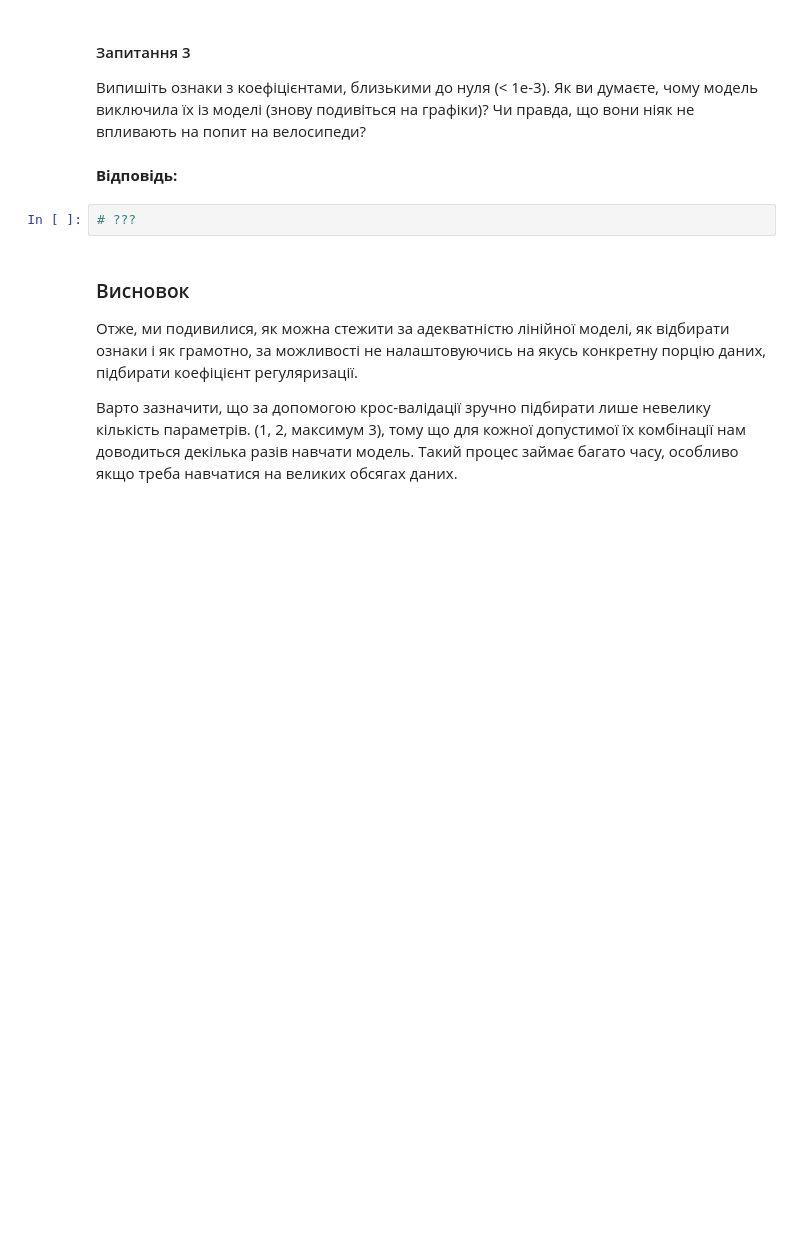
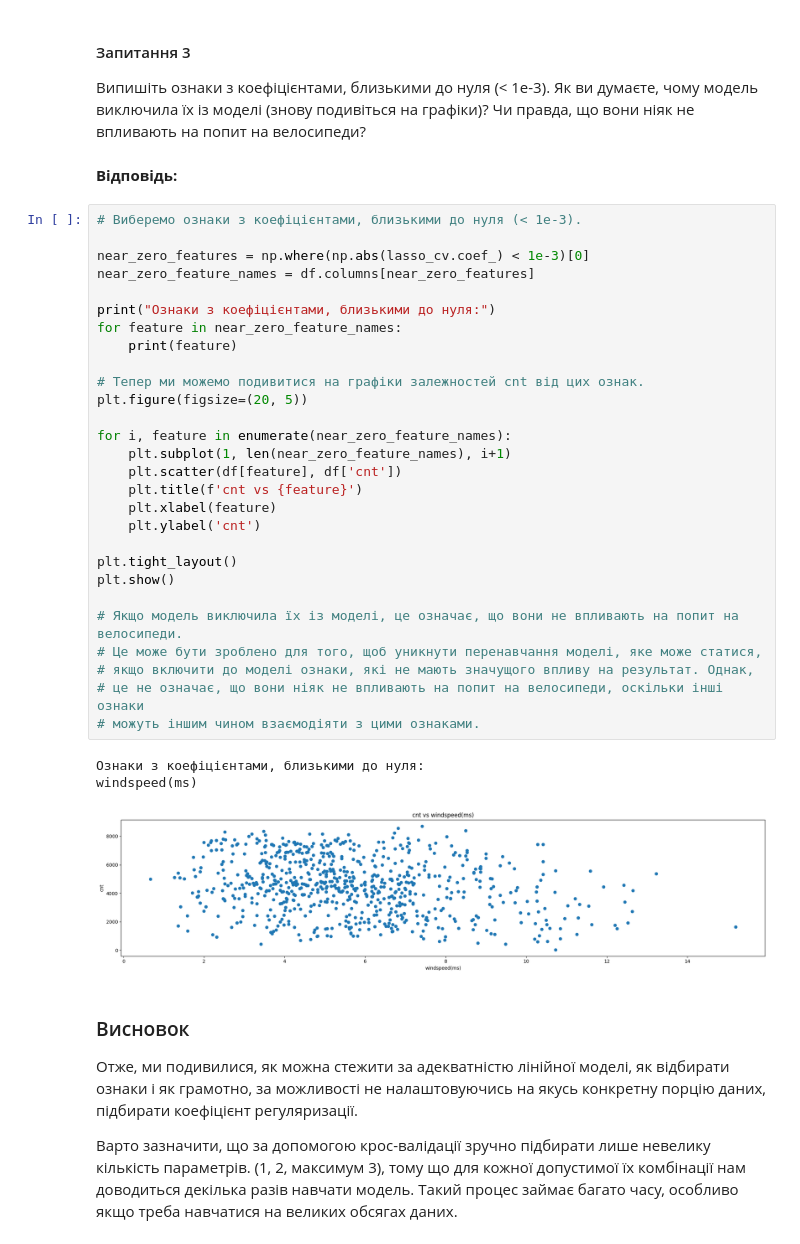
Before and after one commit to VolodymyrRiz/HWDS-Rizun, a Jupyter notebook: Hw4.ipynb, the cells around one changed output. Cells and saved outputs as stored; diff of their text form; blank space fills up the shorter version.

```diff
--- a/Hw4.ipynb
+++ b/Hw4.ipynb
@@ -536,8 +604,38 @@ __Відповідь:__
 Випишіть ознаки з коефіцієнтами, близькими до нуля (< 1e-3). Як ви думаєте, чому модель виключила їх із моделі (знову подивіться на графіки)? Чи правда, що вони ніяк не впливають на попит на велосипеди?
 # %% [markdown]
 __Відповідь:__
-# %%
-# ???
+# %%
+# Виберемо ознаки з коефіцієнтами, близькими до нуля (< 1e-3).
+
+near_zero_features = np.where(np.abs(lasso_cv.coef_) < 1e-3)[0]
+near_zero_feature_names = df.columns[near_zero_features]
+
+print("Ознаки з коефіцієнтами, близькими до нуля:")
+for feature in near_zero_feature_names:
+    print(feature)
+
+# Тепер ми можемо подивитися на графіки залежностей cnt від цих ознак.
+plt.figure(figsize=(20, 5))
+
+for i, feature in enumerate(near_zero_feature_names):
+    plt.subplot(1, len(near_zero_feature_names), i+1)
+    plt.scatter(df[feature], df['cnt'])
+    plt.title(f'cnt vs {feature}')
+    plt.xlabel(feature)
+    plt.ylabel('cnt')
+
+plt.tight_layout()
+plt.show()
+
+# Якщо модель виключила їх із моделі, це означає, що вони не впливають на попит на велосипеди.
+# Це може бути зроблено для того, щоб уникнути перенавчання моделі, яке може статися,
+# якщо включити до моделі ознаки, які не мають значущого впливу на результат. Однак,
+# це не означає, що вони ніяк не впливають на попит на велосипеди, оскільки інші ознаки
+# можуть іншим чином взаємодіяти з цими ознаками.
+# %% [output]
+Ознаки з коефіцієнтами, близькими до нуля:
+windspeed(ms)
+[figure, added]
 # %% [markdown]
 ### Висновок
 Отже, ми подивилися, як можна стежити за адекватністю лінійної моделі, як відбирати ознаки і як грамотно, за можливості не налаштовуючись на якусь конкретну порцію даних, підбирати коефіцієнт регуляризації.
```
Also changed, not shown: parts of 4 cells of this notebook.
